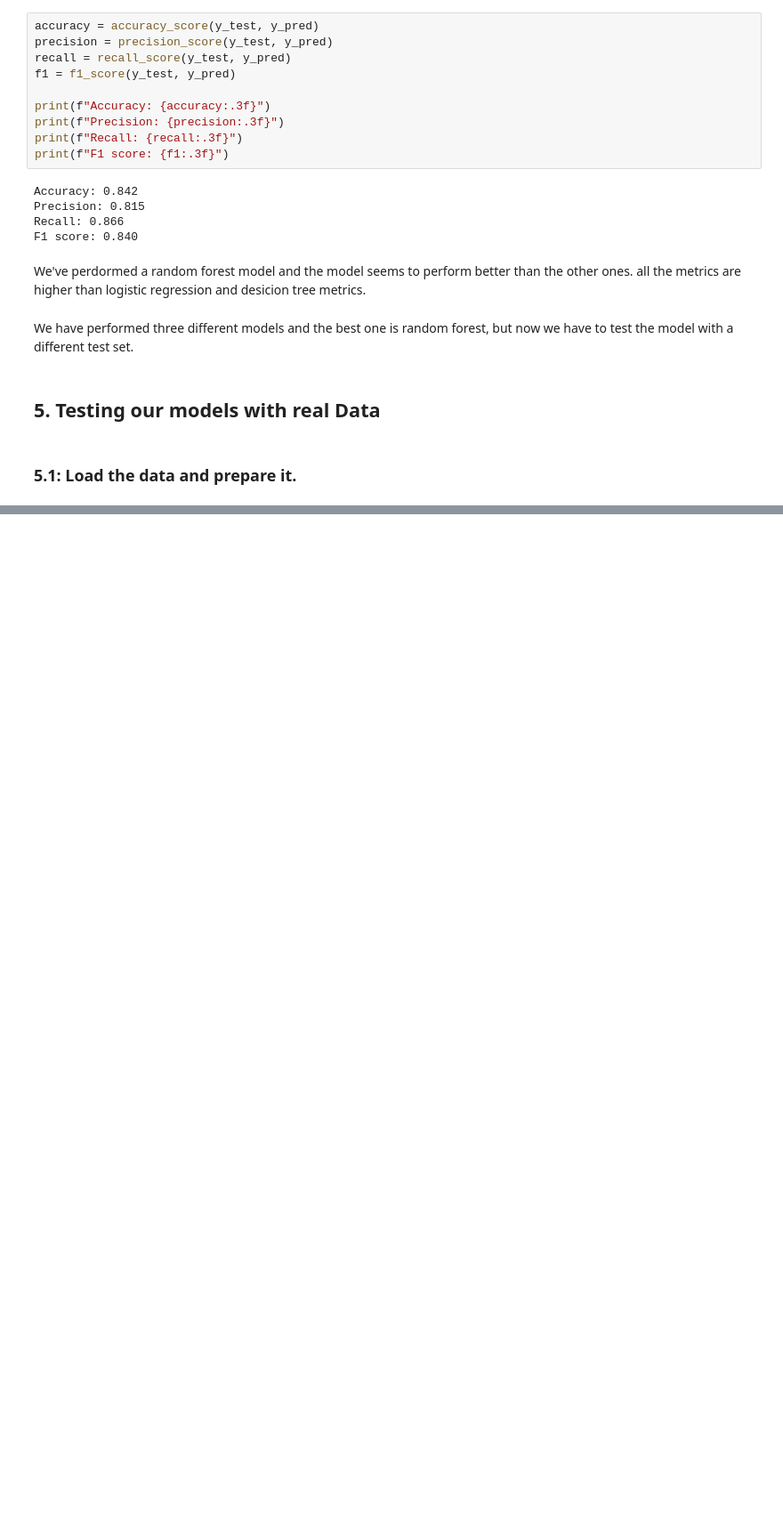
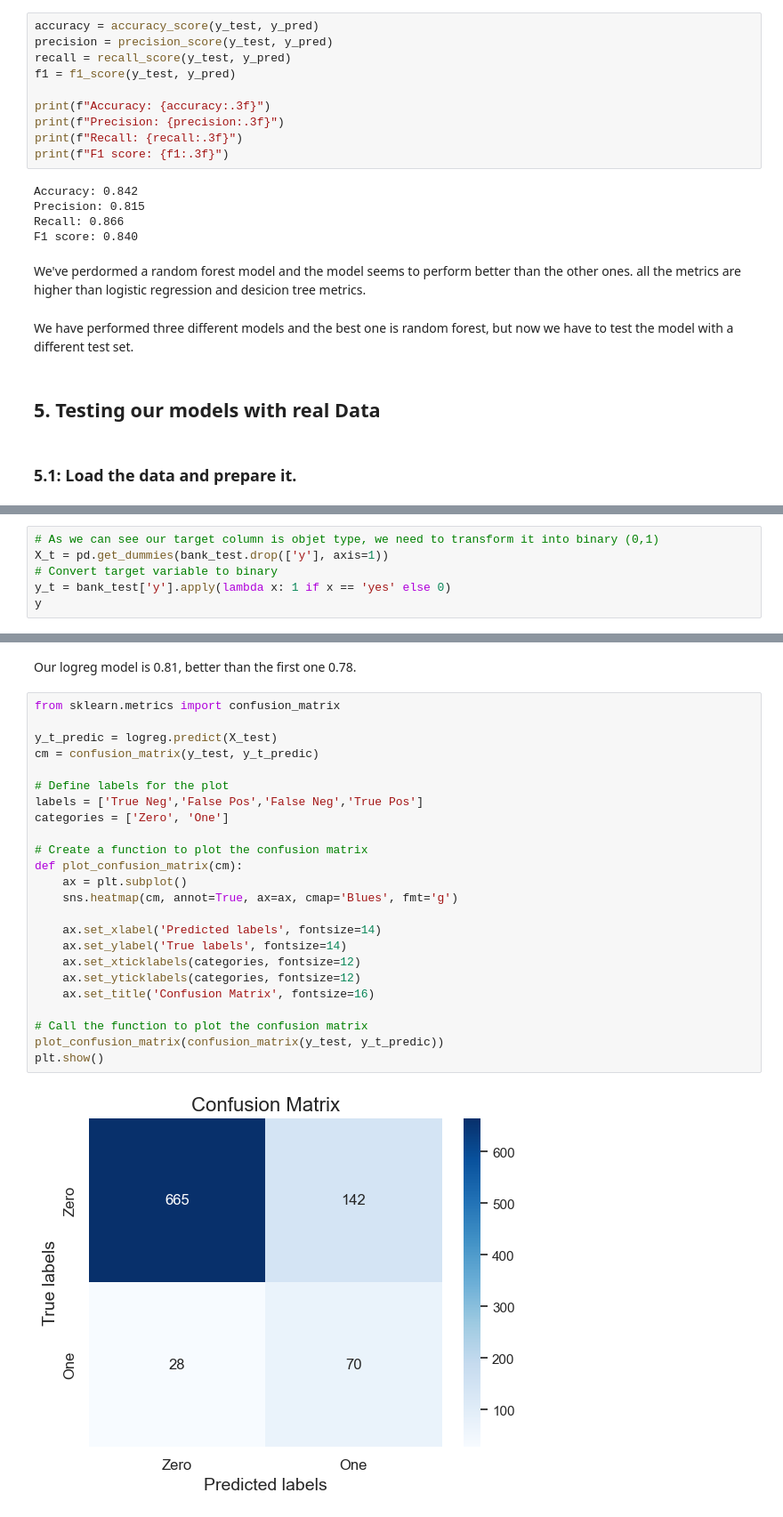
Before and after one commit to Natanael20098/Bank_project-Coderhouse, a Jupyter notebook: Banking_dataset.ipynb, the cells around one changed output, grey strips where cells are left out. Shown: that part at 89% size. Drawn from its saved outputs; the diff is of its cells as text; blank space fills up the shorter version.

```diff
--- a/Banking_dataset.ipynb
+++ b/Banking_dataset.ipynb
@@ -1138,0 +743,6 @@ weighted avg       0.84      0.88      0.83      4521
+# %%
+# As we can see our target column is objet type, we need to transform it into binary (0,1)
+X_t = pd.get_dummies(bank_test.drop(['y'], axis=1))
+# Convert target variable to binary
+y_t = bank_test['y'].apply(lambda x: 1 if x == 'yes' else 0)
+y
@@ -1138,0 +782,28 @@ weighted avg       0.84      0.88      0.83      4521
+# %% [markdown]
+Our logreg model is 0.81, better than the first one 0.78.
+# %%
+from sklearn.metrics import confusion_matrix
+
+y_t_predic = logreg.predict(X_test)
+cm = confusion_matrix(y_test, y_t_predic)
+
+# Define labels for the plot
+labels = ['True Neg','False Pos','False Neg','True Pos']
+categories = ['Zero', 'One']
+
+# Create a function to plot the confusion matrix
+def plot_confusion_matrix(cm):
+    ax = plt.subplot()
+    sns.heatmap(cm, annot=True, ax=ax, cmap='Blues', fmt='g')
+
+    ax.set_xlabel('Predicted labels', fontsize=14)
+    ax.set_ylabel('True labels', fontsize=14)
+    ax.set_xticklabels(categories, fontsize=12)
+    ax.set_yticklabels(categories, fontsize=12)
+    ax.set_title('Confusion Matrix', fontsize=16)
+
+# Call the function to plot the confusion matrix
+plot_confusion_matrix(confusion_matrix(y_test, y_t_predic))
+plt.show()
+# %% [output]
+[figure, added]
```
Also changed, not shown: parts of 75 cells of this notebook, 1 other file.
